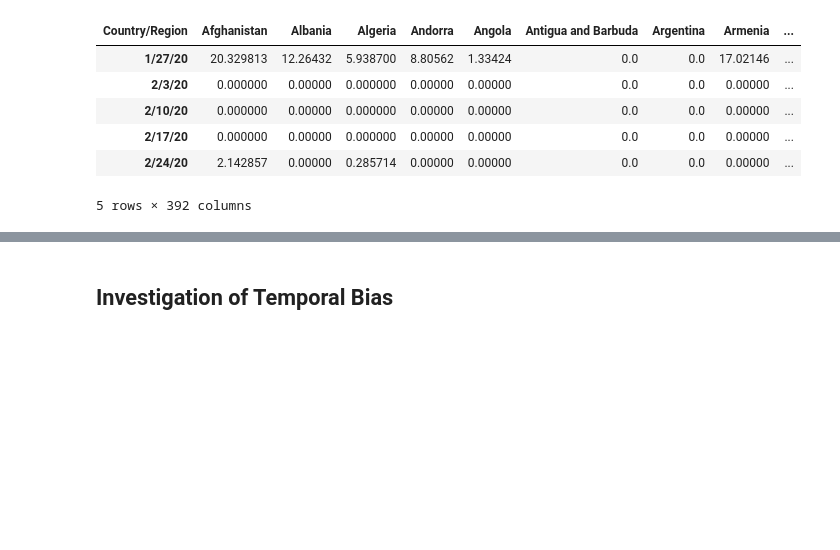
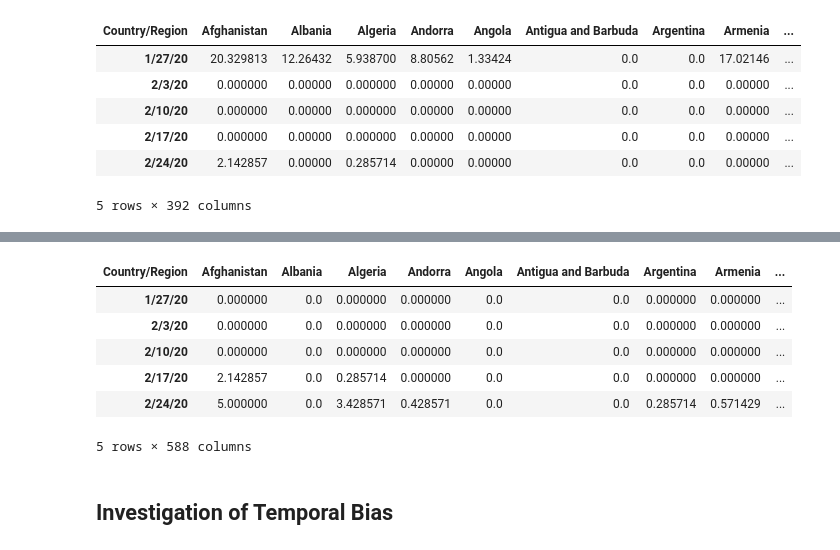
Before and after one commit to ninaihde/sampling-bias-cov19, a Jupyter notebook: src/create_general_insights.ipynb, the cells around one changed output, grey strips where cells are left out. Cells and saved outputs as stored; diff of their text form; code cells hidden in the pictures; blank space fills up the shorter version.

Commit message:
Create plots showing shifted #samples/#infections over time per country

```diff
--- a/src/create_general_insights.ipynb
+++ b/src/create_general_insights.ipynb
@@ -598,13 +598,13 @@ import seaborn as sns
 sns.set_style('whitegrid')
 
 # Generate one line plot per country showing #samples/#infections week-wise over time
-for country in ['USA']:
+for country in countries_ts['Country/Region'].unique():
     if country not in country_counts_prepared.columns: continue
 
     fig, ax = plt.subplots(figsize=(24, 12))
     plotdata[f'{country}_Ratio'].plot()
 
-    fig.suptitle(f'Weekly Average of Sample Count of {country.capitalize()} - Scaled by Number of Infections', fontsize=22)
+    fig.suptitle(f'Weekly Average of Sample Count of {country} - Scaled by Number of Infections', fontsize=22)
     plt.xlabel('Start Date of Week', fontsize=18)
     plt.ylabel('Scaled Count', fontsize=18)
     plt.xticks(fontsize=14, rotation=90)
@@ -617,0 +618,8 @@ for country in ['USA']:
+# %%
+# Shift number of infections one week "to the front"
+cols_to_shift = plotdata.loc[:, ~plotdata.columns.str.endswith('_Ratio')]
+
+for col in cols_to_shift:
+    plotdata[[col]] = plotdata[[col]].shift(periods=-1)
+
+plotdata[['USA']]  # -> infections numbers are shifted by one row from now on, reset "plotdata" with cells above if needed
@@ -617,0 +640,22 @@ for country in ['USA']:
+# %%
+# Add column for each country holding #samples/#infections ratio
+for country in countries_ts['Country/Region'].unique():
+    if country in country_counts_prepared.columns:
+        plotdata[f'{country}_Ratio_Shifted'] = country_counts_prepared[[country]] / plotdata[[country]]
+    else:
+        plotdata[f'{country}_Ratio_Shifted'] = 0
+# %%
+# Replace inf values with NaN values -> occur if #infection was zero
+plotdata.replace([np.inf, -np.inf], 0, inplace=True)
+
+# Remove columns where all values are NaNs
+plotdata = plotdata.dropna(axis=1, how='all')
+plotdata.head()
+# %% [output]
+| Country/Region | Afghanistan | Albania | Algeria | Andorra | Angola | Antigua and Barbuda | Argentina | Armenia | ... |
+| 1/27/20 | 0.000000 | 0.0 | 0.000000 | 0.000000 | 0.0 | 0.0 | 0.000000 | 0.000000 | ... |
+| 2/3/20 | 0.000000 | 0.0 | 0.000000 | 0.000000 | 0.0 | 0.0 | 0.000000 | 0.000000 | ... |
+| 2/10/20 | 0.000000 | 0.0 | 0.000000 | 0.000000 | 0.0 | 0.0 | 0.000000 | 0.000000 | ... |
+| 2/17/20 | 2.142857 | 0.0 | 0.285714 | 0.000000 | 0.0 | 0.0 | 0.000000 | 0.000000 | ... |
+| 2/24/20 | 5.000000 | 0.0 | 3.428571 | 0.428571 | 0.0 | 0.0 | 0.285714 | 0.571429 | ... |
+5 rows × 588 columns
```
Also changed, not shown: parts of 6 cells of this notebook.
